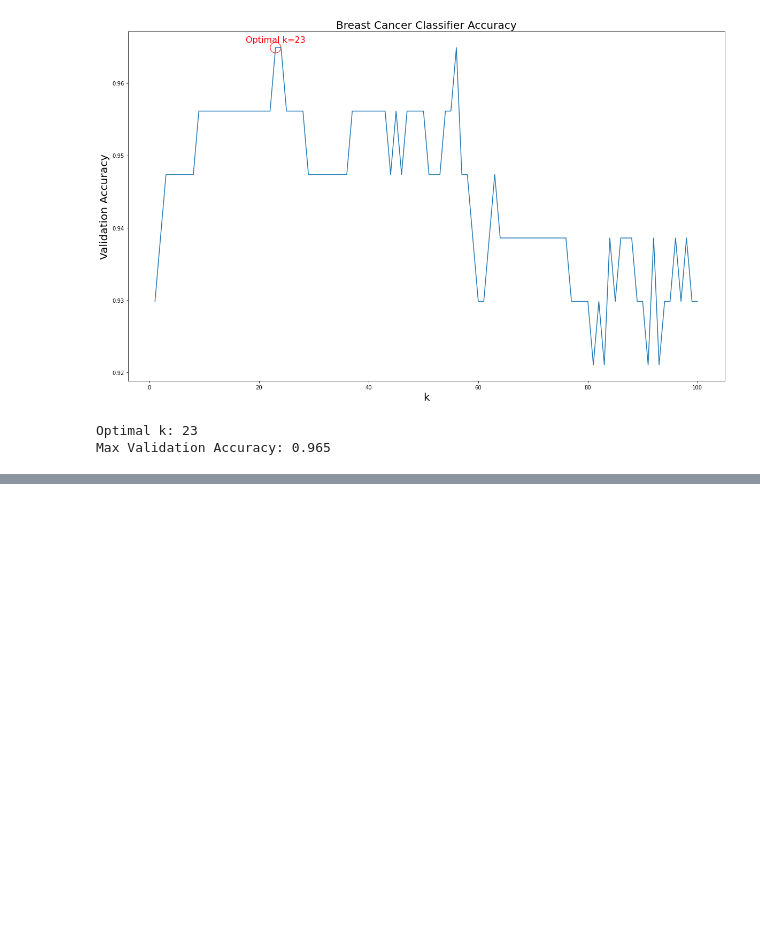
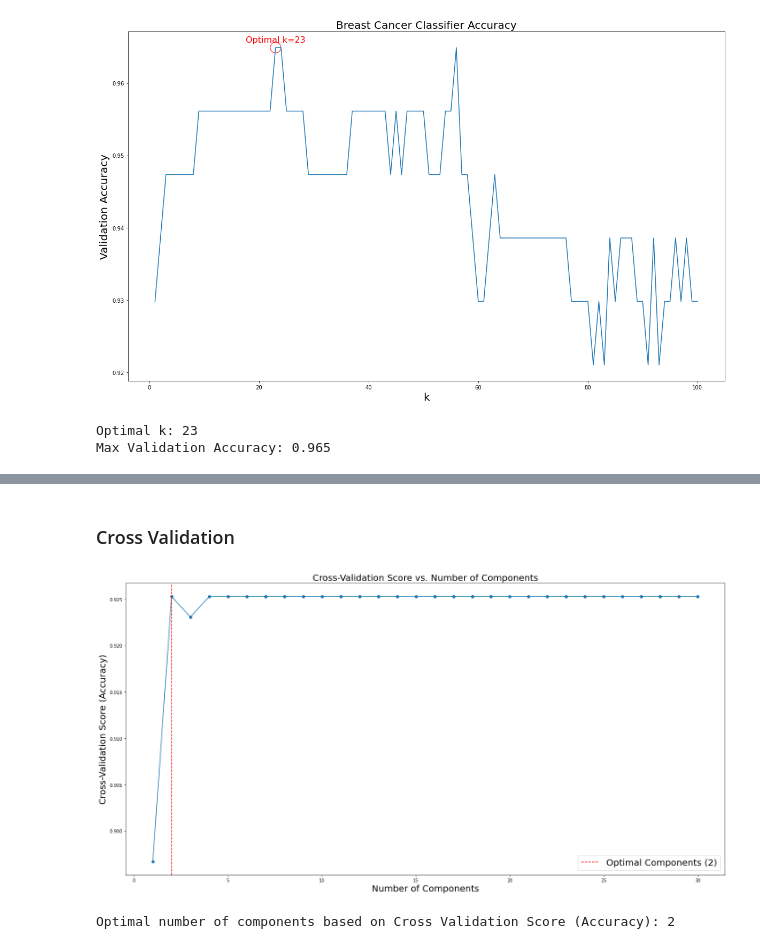
Before and after one commit to MarcLinderGit/breast_cancer, a Jupyter notebook: breast_cancer.ipynb, the cells around one changed output, grey strips where cells are left out. Saved outputs shown, nothing was run; the diff lists cells and outputs as text; code cells hidden in the pictures; blank space fills up the shorter version.

```diff
--- a/breast_cancer.ipynb
+++ b/breast_cancer.ipynb
@@ -135,0 +209,31 @@ Max Validation Accuracy: 0.965
+# %% [markdown]
+### Cross Validation
+# %%
+# Perform cross-validation for different numbers of components
+component_scores = []
+for n_components in range(1, len(training_data[0]) + 1):
+    pca = PCA(n_components=n_components)
+    reduced_data = pca.fit_transform(training_data)
+    classifier = KNeighborsClassifier(n_neighbors=23)  # Use your optimal k
+    scores = cross_val_score(classifier, reduced_data, training_labels, cv=5)  # 5-fold cross-validation
+    component_scores.append(scores.mean())
+
+# Find the optimal number of components for cross-validation score
+optimal_cv_components = component_scores.index(max(component_scores)) + 1
+
+# Plot cross-validation scores
+plt.figure(figsize=(24, 12))
+plt.plot(range(1, len(component_scores) + 1), component_scores, marker='o')
+plt.axvline(x=optimal_cv_components, color='r', linestyle='--', label=f'Optimal Components ({optimal_cv_components})')
+plt.xlabel('Number of Components', fontsize=20)
+plt.ylabel('Cross-Validation Score (Accuracy)', fontsize=20)
+plt.title('Cross-Validation Score vs. Number of Components', fontsize=20)
+plt.legend(fontsize=20)
+
+plt.show()
+
+# Print optimal component value
+print(f"Optimal number of components based on Cross Validation Score (Accuracy): {optimal_cv_components}")
+# %% [output]
+[figure, added]
+Optimal number of components based on Cross Validation Score (Accuracy): 2
```
Also changed, not shown: parts of 9 cells of this notebook, 1 other file.
